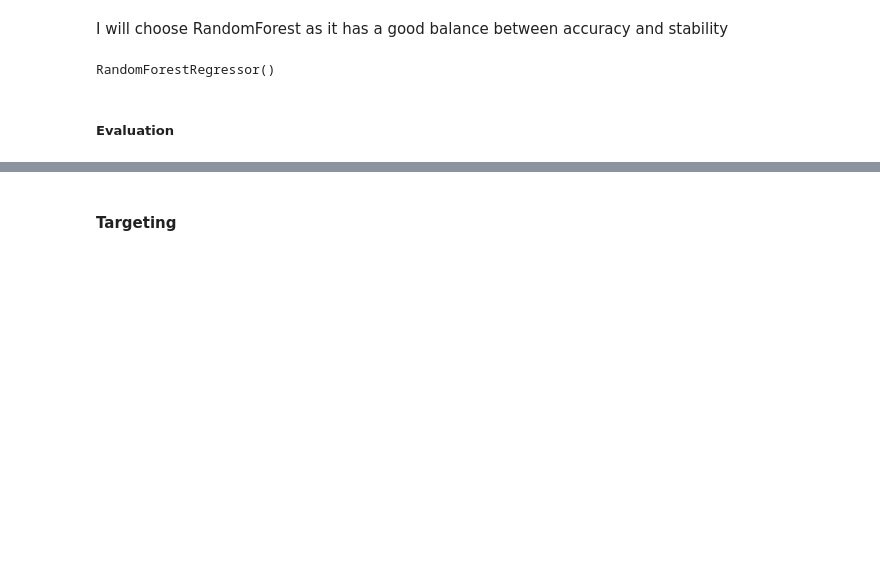
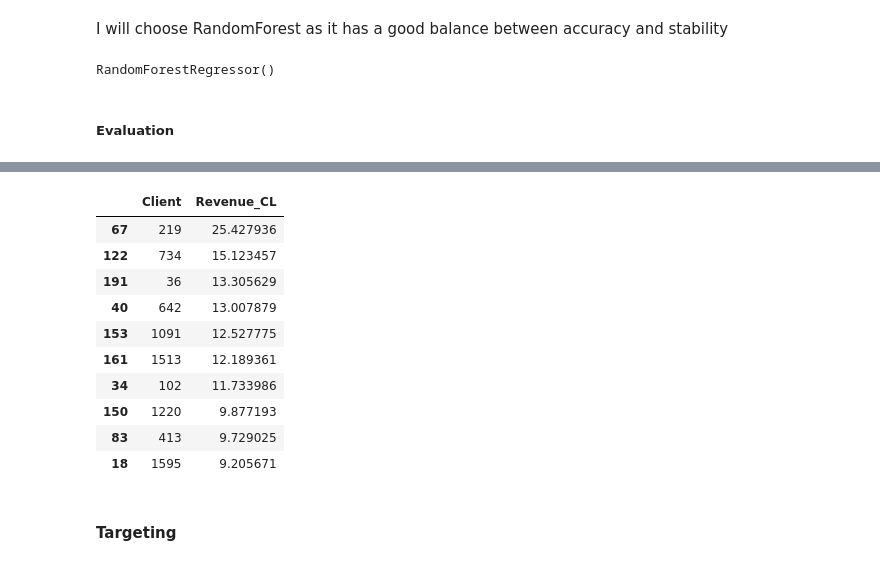
Before and after one commit to JonathanRabbi/DataSciencecase_Bank_Marketing, a Jupyter notebook: Consumerl_Loan.ipynb, the cells around one changed output, grey strips where cells are left out. Cells and saved outputs as stored; diff of their text form; code cells hidden in the pictures; blank space fills up the shorter version.

```diff
--- a/Consumerl_Loan.ipynb
+++ b/Consumerl_Loan.ipynb
@@ -169,2 +173,21 @@ rmse
+# %%
+cl_model_df = pd.DataFrame({
+    'Client':  X_test_sl['Client'].values,
+    'Revenue_CL':  y_pred_rev
+}).sort_values('Revenue_CL', ascending= False)
+
+cl_model_df.head(10)
+# %% [output]
+|  | Client | Revenue_CL |
+| 67 | 219 | 25.427936 |
+| 122 | 734 | 15.123457 |
+| 191 | 36 | 13.305629 |
+| 40 | 642 | 13.007879 |
+| 153 | 1091 | 12.527775 |
+| 161 | 1513 | 12.189361 |
+| 34 | 102 | 11.733986 |
+| 150 | 1220 | 9.877193 |
+| 83 | 413 | 9.729025 |
+| 18 | 1595 | 9.205671 |
 # %% [markdown]
 #### Targeting
```
Also changed, not shown: parts of 16 cells of this notebook, 1 other file.
